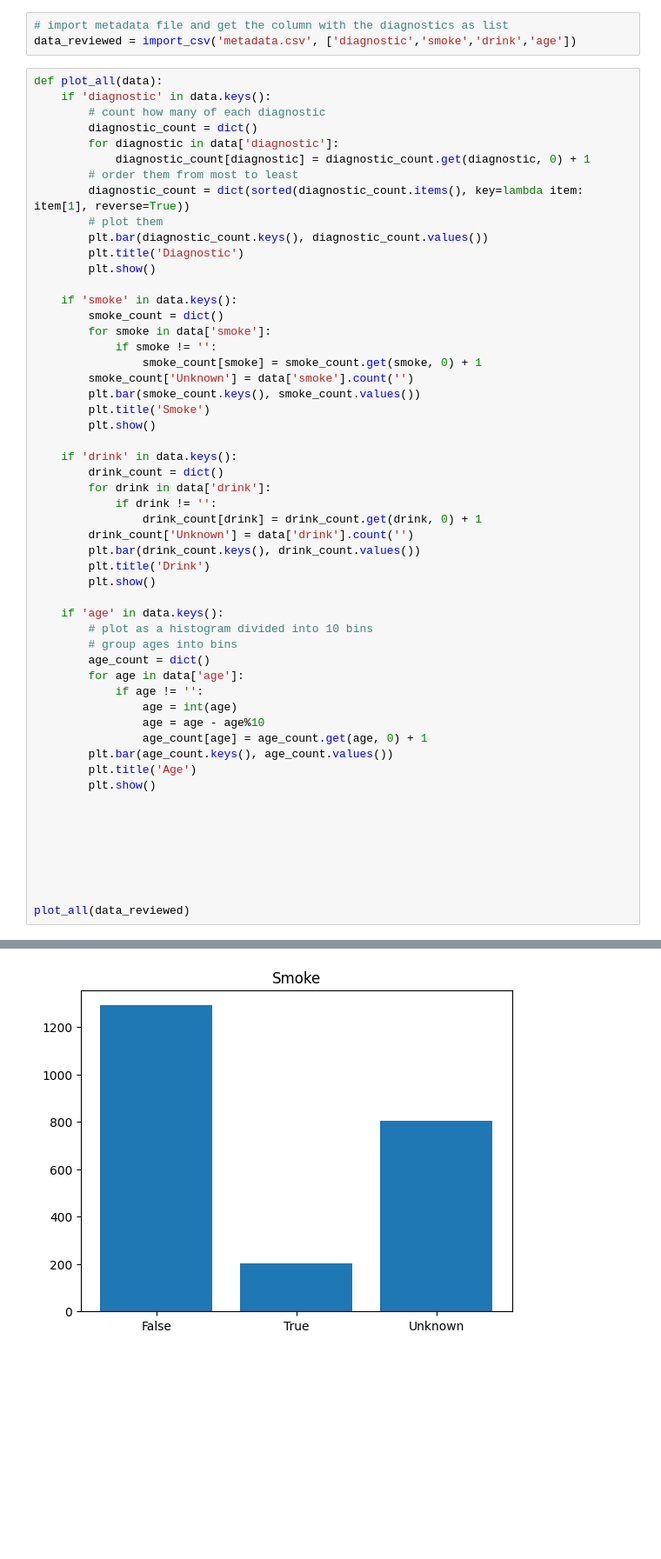
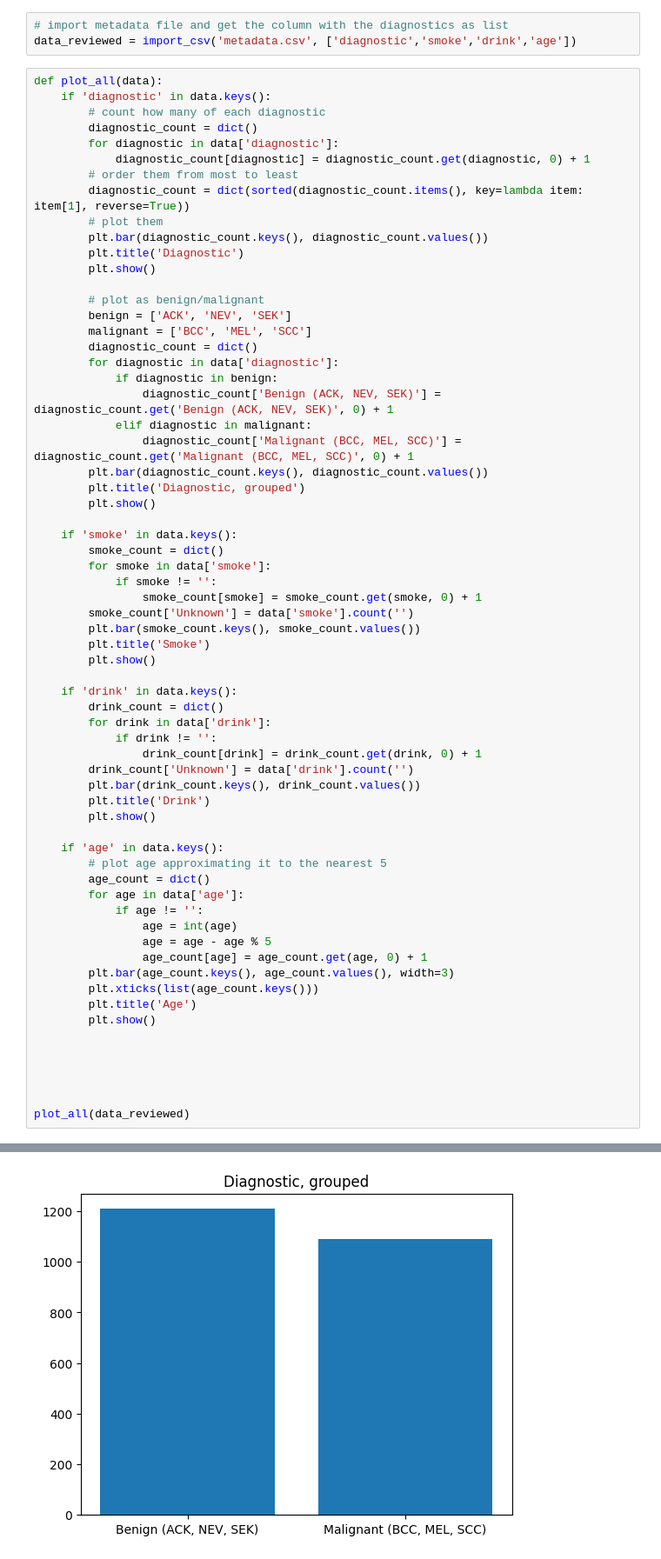
Before and after one commit to FIYEP-2023/Skin-cancer, a Jupyter notebook: data_exploration/data_exploration.ipynb, the cells around one changed output, grey strips where cells are left out. Shown: that part at 87% size. Saved outputs shown, nothing was run; the diff lists cells and outputs as text; blank space fills up the shorter version.

Commit message:
Updated data_exploration

```diff
--- a/data_exploration/data_exploration.ipynb
+++ b/data_exploration/data_exploration.ipynb
@@ -35,6 +35,19 @@ def plot_all(data):
         # plot them
         plt.bar(diagnostic_count.keys(), diagnostic_count.values())
         plt.title('Diagnostic')
+        plt.show()
+
+        # plot as benign/malignant
+        benign = ['ACK', 'NEV', 'SEK']
+        malignant = ['BCC', 'MEL', 'SCC']
+        diagnostic_count = dict()
+        for diagnostic in data['diagnostic']:
+            if diagnostic in benign:
+                diagnostic_count['Benign (ACK, NEV, SEK)'] = diagnostic_count.get('Benign (ACK, NEV, SEK)', 0) + 1
+            elif diagnostic in malignant:
+                diagnostic_count['Malignant (BCC, MEL, SCC)'] = diagnostic_count.get('Malignant (BCC, MEL, SCC)', 0) + 1
+        plt.bar(diagnostic_count.keys(), diagnostic_count.values())
+        plt.title('Diagnostic, grouped')
         plt.show()
 
     if 'smoke' in data.keys():
@@ -46,37 +59,35 @@ def plot_all(data):
         plt.bar(smoke_count.keys(), smoke_count.values())
         plt.title('Smoke')
         plt.show()
 
     if 'drink' in data.keys():
         drink_count = dict()
         for drink in data['drink']:
             if drink != '':
                 drink_count[drink] = drink_count.get(drink, 0) + 1
         drink_count['Unknown'] = data['drink'].count('')
         plt.bar(drink_count.keys(), drink_count.values())
         plt.title('Drink')
         plt.show()
 
     if 'age' in data.keys():
-        # plot as a histogram divided into 10 bins
-        # group ages into bins
+        # plot age approximating it to the nearest 5
         age_count = dict()
         for age in data['age']:
             if age != '':
                 age = int(age)
-                age = age - age%10
+                age = age - age % 5
                 age_count[age] = age_count.get(age, 0) + 1
-        plt.bar(age_count.keys(), age_count.values())
+        plt.bar(age_count.keys(), age_count.values(), width=3)
+        plt.xticks(list(age_count.keys()))
         plt.title('Age')
         plt.show()
 
 
 
 
 
-
-
 plot_all(data_reviewed)
 # %% [output]
 [figure]
-[figure, old version]
+[figure, new version]
```
Also changed, not shown: parts of 1 cell of this notebook.
